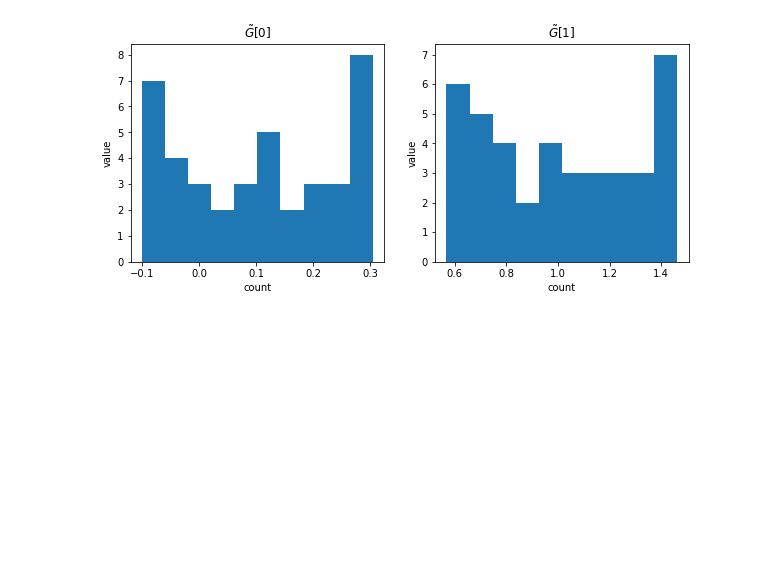
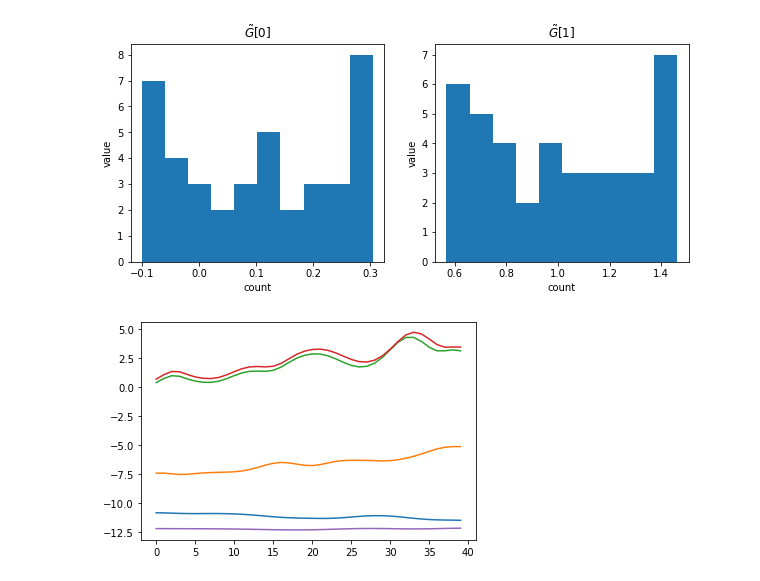
Before and after one commit to unesmu/SP-learning-hamiltonian-functions-from-data, a Jupyter notebook: notebooks/w11_Simple_pendulum.ipynb, the cells around one changed output. Drawn from its saved outputs; the diff is of its cells as text; code cells hidden in the pictures; blank space fills up the shorter version.

```diff
--- a/notebooks/w11_Simple_pendulum.ipynb
+++ b/notebooks/w11_Simple_pendulum.ipynb
@@ -1279,3 +1280,8 @@ ax[1].set_ylabel('value')
 plt.savefig('../data/img/G_distribution.png', format="png",dpi=400)
 # %% [output]
 [figure]
+# %%
+for n in range(5):
+    plt.plot(model.H_net(x[n,:,:]).detach().numpy())
+# %% [output]
+[figure, added]
```
Also changed, not shown: parts of 1 cell of this notebook.
